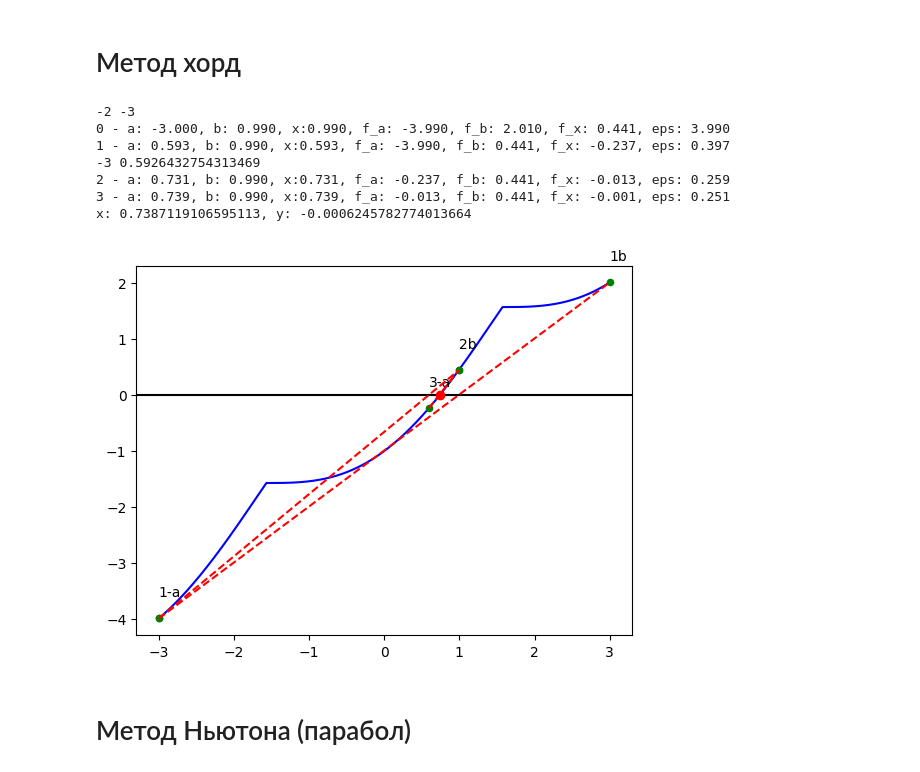
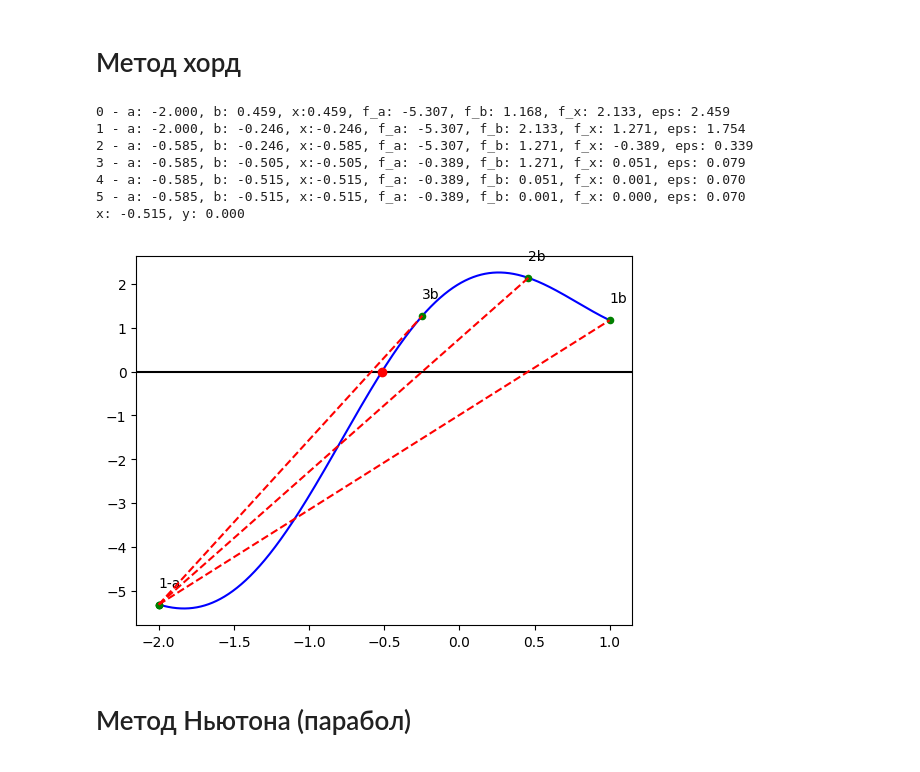
Before and after one commit to KadilenkoIvan/optimization-methods, a Jupyter notebook: 3.ipynb, the cells around one changed output. Drawn from its saved outputs; the diff is of its cells as text; code cells hidden in the pictures.

```diff
--- a/3.ipynb
+++ b/3.ipynb
@@ -13,6 +13,12 @@ def func3(x):
 
 def func4(x):
     return np.sin(x)**2
+
+def func5(x):
+    return x**2 + np.sin(2*x)
+
+def func5_chord(x):
+    return 2*x + 2*np.cos(2*x)
 # %% [markdown]
 # Метод хорд
 # %%
@@ -49,20 +54,20 @@ def chord_method(func, a, b, eps=0.01):
             return ((a + b) / 2)
     return ((a + b) / 2)
 # %%
-t = np.arange(-3, 3, 0.0001)
-ans = chord_method(func1, -3, 3)
+t = np.arange(-2, 1, 0.0001)
+ans = chord_method(func5_chord, -2, 1, eps=0.001)
 plt.axhline(0, color='black')
-plt.plot(t, func1(t), 'b', ans, func1(ans), 'ro')
-print(f"x: {ans}, y: {func1(ans)}")
+plt.plot(t, func5_chord(t), 'b', ans, func5_chord(ans), 'ro')
+print(f"x: {ans:.3f}, y: {func5_chord(ans):.3f}")
 # %% [output]
--2 -3
-0 - a: -3.000, b: 0.990, x:0.990, f_a: -3.990, f_b: 2.010, f_x: 0.441, eps: 3.990
-1 - a: 0.593, b: 0.990, x:0.593, f_a: -3.990, f_b: 0.441, f_x: -0.237, eps: 0.397
--3 0.5926432754313469
-2 - a: 0.731, b: 0.990, x:0.731, f_a: -0.237, f_b: 0.441, f_x: -0.013, eps: 0.259
-3 - a: 0.739, b: 0.990, x:0.739, f_a: -0.013, f_b: 0.441, f_x: -0.001, eps: 0.251
-x: 0.7387119106595113, y: -0.0006245782774013664
+0 - a: -2.000, b: 0.459, x:0.459, f_a: -5.307, f_b: 1.168, f_x: 2.133, eps: 2.459
+1 - a: -2.000, b: -0.246, x:-0.246, f_a: -5.307, f_b: 2.133, f_x: 1.271, eps: 1.754
+2 - a: -0.585, b: -0.246, x:-0.585, f_a: -5.307, f_b: 1.271, f_x: -0.389, eps: 0.339
+3 - a: -0.585, b: -0.505, x:-0.505, f_a: -0.389, f_b: 1.271, f_x: 0.051, eps: 0.079
+4 - a: -0.585, b: -0.515, x:-0.515, f_a: -0.389, f_b: 0.051, f_x: 0.001, eps: 0.070
+5 - a: -0.585, b: -0.515, x:-0.515, f_a: -0.389, f_b: 0.001, f_x: 0.000, eps: 0.070
+x: -0.515, y: 0.000
-[figure, old version]
+[figure, new version]
 # %% [markdown]
 # Метод Ньютона (парабол)
 # %%
```
Also changed, not shown: parts of 2 cells of this notebook.
